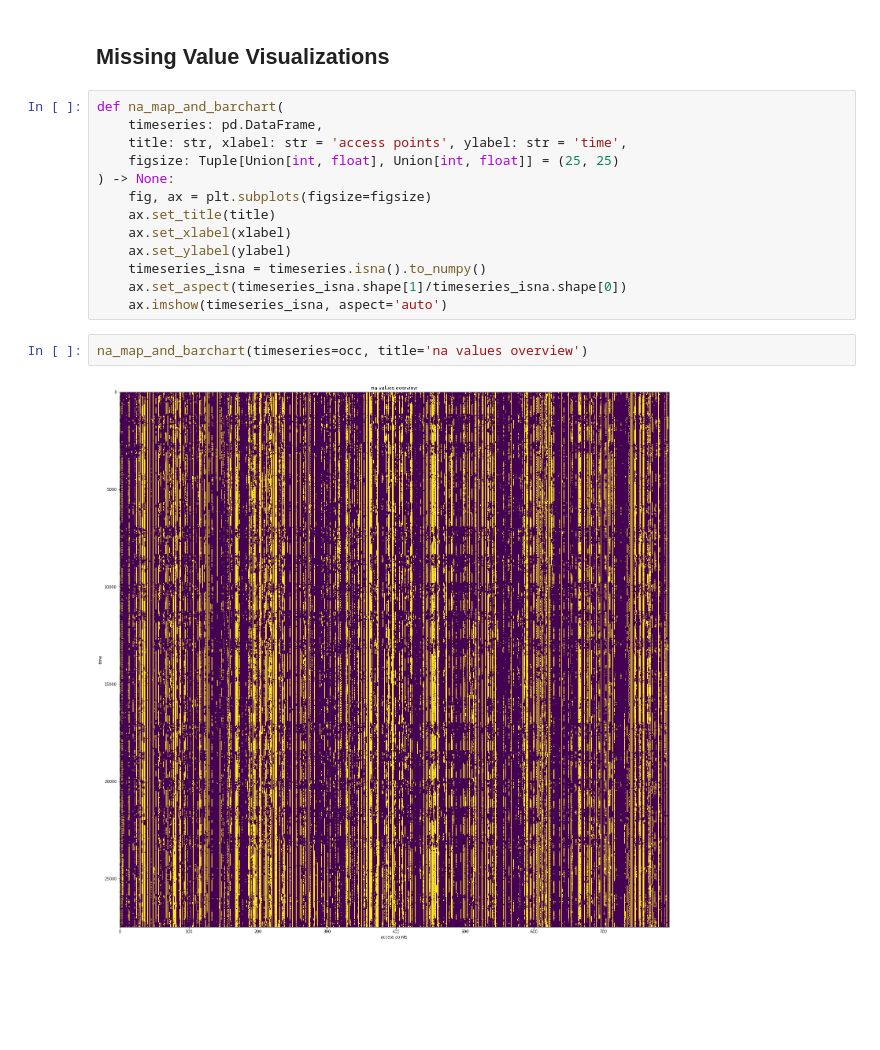
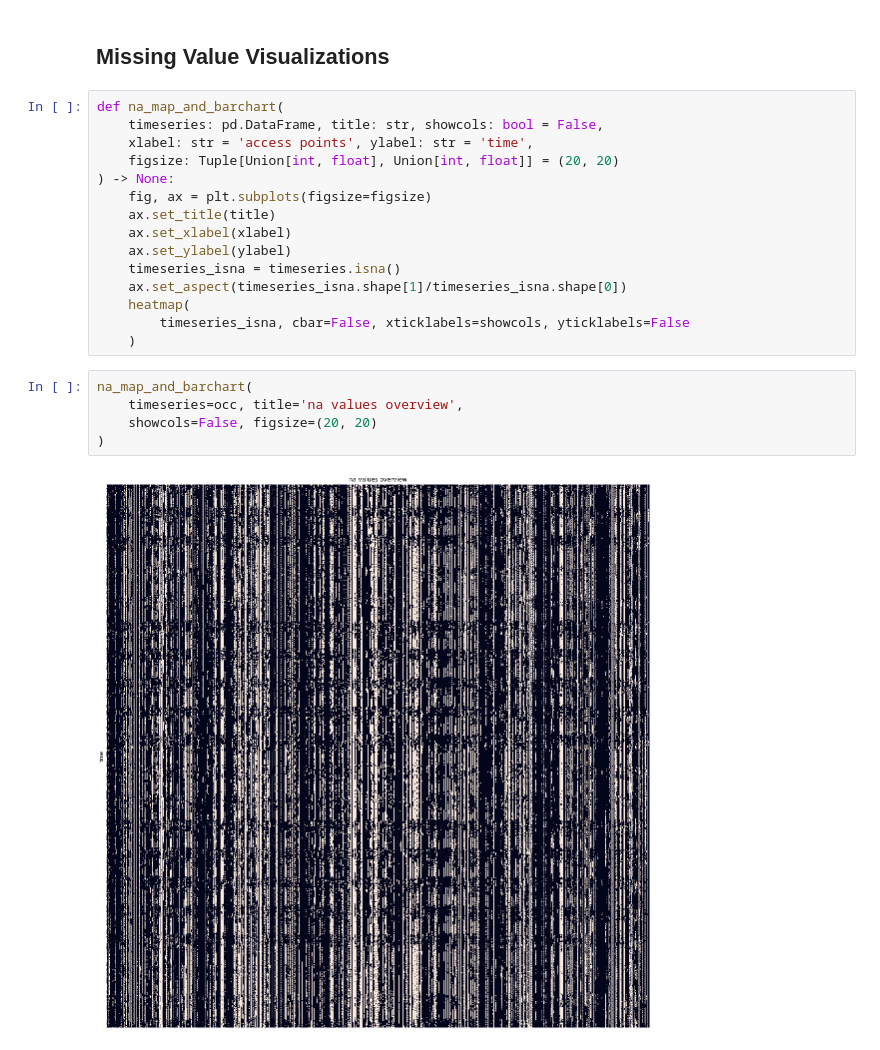
Before and after one commit to lux12337/wifi_occupancy, a Jupyter notebook: analytics-apps/missing-data.ipynb, the cells around one changed output. Drawn from its saved outputs; the diff is of its cells as text; blank space fills up the shorter version.

```diff
--- a/analytics-apps/missing-data.ipynb
+++ b/analytics-apps/missing-data.ipynb
@@ -37,18 +37,23 @@ occ: pd.DataFrame = dfm.csv_to_timeseries_df(
 ## Missing Value Visualizations
 # %%
 def na_map_and_barchart(
-    timeseries: pd.DataFrame,
-    title: str, xlabel: str = 'access points', ylabel: str = 'time',
-    figsize: Tuple[Union[int, float], Union[int, float]] = (25, 25)
+    timeseries: pd.DataFrame, title: str, showcols: bool = False,
+    xlabel: str = 'access points', ylabel: str = 'time',
+    figsize: Tuple[Union[int, float], Union[int, float]] = (20, 20)
 ) -> None:
     fig, ax = plt.subplots(figsize=figsize)
     ax.set_title(title)
     ax.set_xlabel(xlabel)
     ax.set_ylabel(ylabel)
-    timeseries_isna = timeseries.isna().to_numpy()
+    timeseries_isna = timeseries.isna()
     ax.set_aspect(timeseries_isna.shape[1]/timeseries_isna.shape[0])
-    ax.imshow(timeseries_isna, aspect='auto')
+    heatmap(
+        timeseries_isna, cbar=False, xticklabels=showcols, yticklabels=False
+    )
 # %%
-na_map_and_barchart(timeseries=occ, title='na values overview')
+na_map_and_barchart(
+    timeseries=occ, title='na values overview',
+    showcols=False, figsize=(20, 20)
+)
 # %% [output]
-[figure, old version]
+[figure, new version]
```
